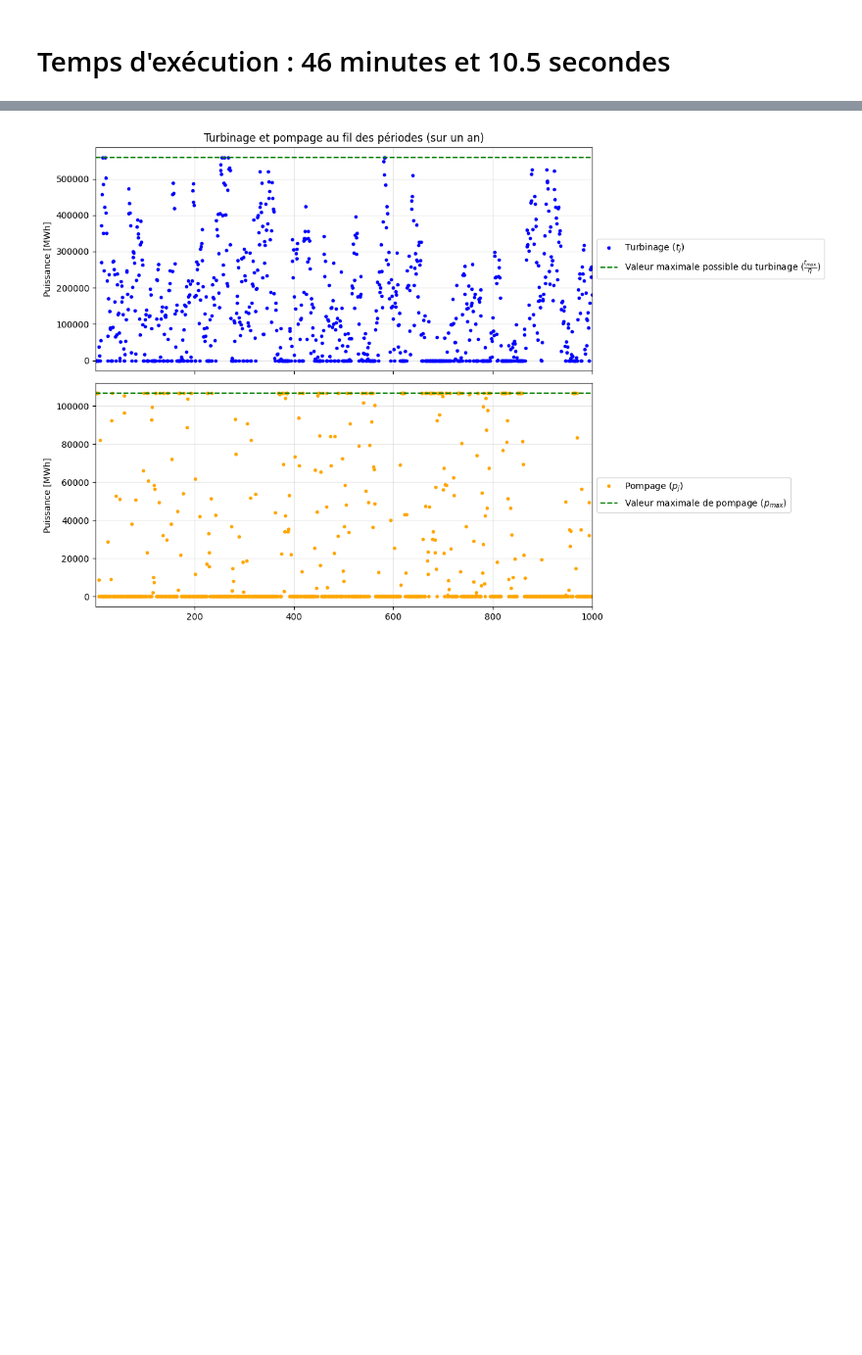
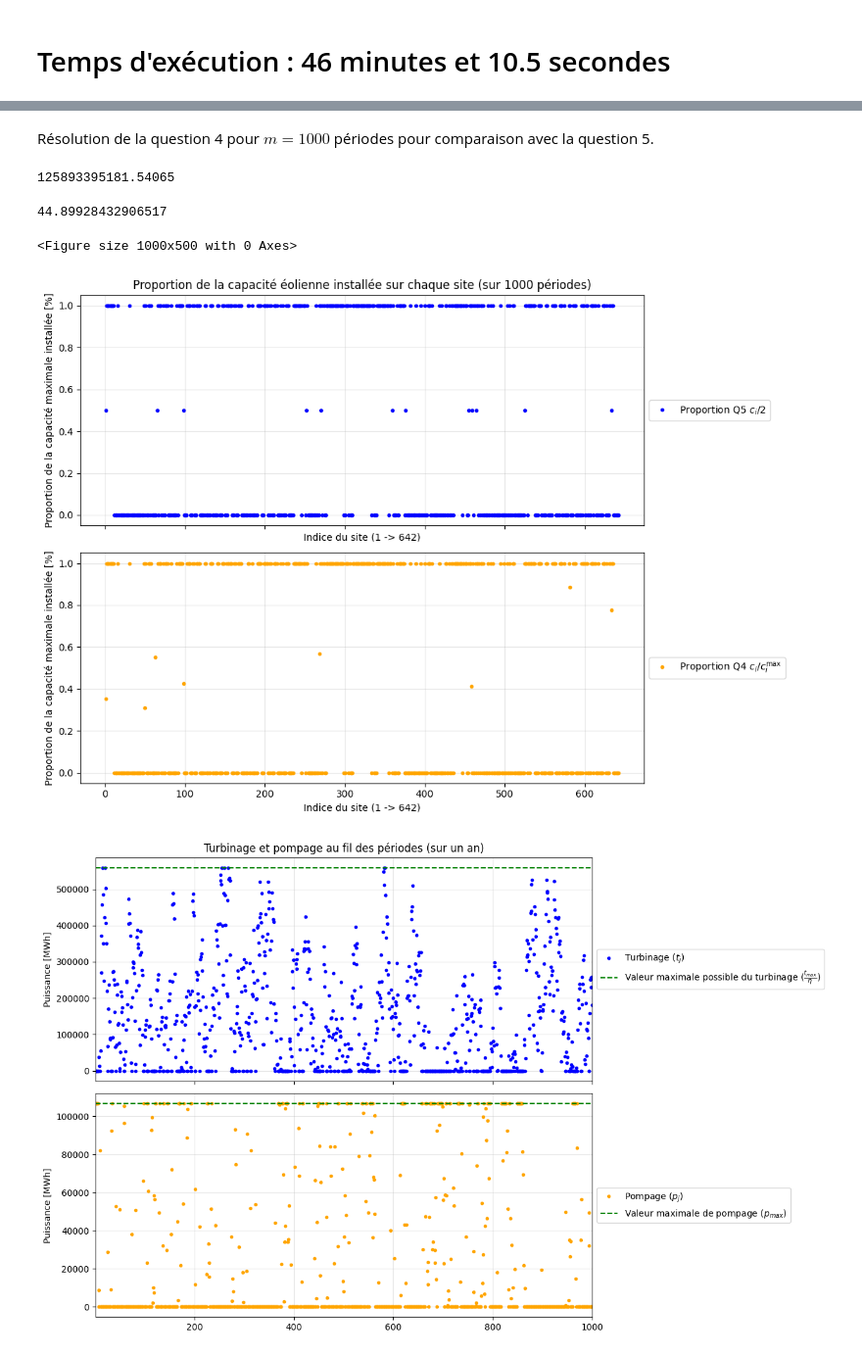
Before and after one commit to AhouLucas/projet-opti, a Jupyter notebook: Partie2/part2.ipynb, the cells around one changed output, grey strips where cells are left out. Shown at 98% size. Drawn from its saved outputs; the diff is of its cells as text; code cells hidden in the pictures; blank space fills up the shorter version.

Commit message:
Finalisation coût moyen

```diff
--- a/Partie2/part2.ipynb
+++ b/Partie2/part2.ipynb
@@ -361,0 +374,31 @@ CoutTotalQ5 #(€/ an)
+# %% [markdown]
+Résolution de la question 4 pour $m = 1000$ périodes pour comparaison avec la question 5.
+# %%
+# Variable vectors
+c = cp.Variable(n)
+t = cp.Variable(m)
+p = cp.Variable(m)
+
+# Objective function
+costs = np.zeros(n)
+costs[onshore_idx] = onshore_install_cost
+costs[offshore_idx] = offshore_install_cost
+f = cp.Minimize(costs.T@c)
+
+constraints = [
+    c >= 0,
+    c <= max_capacity,
+    c@rendements_on_off_3[:, 0:m] + 0.85*t - p >= consumptions_3[0:m],
+    np.tri(m-1)@p[:-1] - np.tri(m-1)@t[:-1] + np.tri(m-1)@hydro_productions_3[0:m][:-1] <= 0.5*max_stock, #Condition plus facile pour les valeurs du dual, mais forcément équivalente
+    np.tri(m-1)@p[:-1] - np.tri(m-1)@t[:-1] + np.tri(m-1)@hydro_productions_3[0:m][:-1] >= -0.5*max_stock, #Condition plus facile pour les valeurs du dual, mais forcément équivalente
+    np.ones(m)@p - np.ones(m)@t + np.ones(m)@hydro_productions_3[0:m] == 0,
+    p >= 0,
+    p <= max_pump_power,
+    0.85*t >= 0,
+    0.85*t <= max_turbine_power
+]
+problem = cp.Problem(f, constraints)
+
+problem.solve(solver=cp.SCIPY, verbose=False)
+# %% [output]
+125893395181.54065
@@ -362,3 +409,39 @@ CoutTotalQ5 #(€/ an)
+# %%
+(1000/2920)*CoutTotalQ4/np.sum(consumptions_3[0:m]) # Coût moyen pour la question 4.
+# %% [output]
+44.89928432906517
+# %%
+ChoixEolienQ5 = np.load("solutions/sol5_C.npy")
+ChoixEolienQ4 = np.load("solutions/sol5_C_comp4.npy")
+NumeroSite = np.arange(1, 642+1)
+fig = plt.figure(figsize=(10, 5))
+from matplotlib.ticker import MaxNLocator
+
+fig, axs = plt.subplots(2, 1, figsize=(11, 8), sharex=True)
+
+# Graphique pour Q5
+axs[0].set_title('Proportion de la capacité éolienne installée sur chaque site (sur 1000 périodes)')
+axs[0].plot(NumeroSite, ChoixEolienQ5/2, ".", label=r'Proportion Q5 $c_i/2$', color='blue')
+axs[0].set_xlabel('Indice du site (1 -> 642)')
+axs[0].set_ylabel('Proportion de la capacité maximale installée [%]')
+axs[0].grid(alpha=0.3)
+axs[0].legend(loc='center left', bbox_to_anchor=(1, 0.5))
+
+# Graphique pour Q4
+axs[1].plot(NumeroSite, ChoixEolienQ4/max_capacity, ".", label=r'Proportion Q4 $c_i/c_i^\mathrm{max}$', color='orange')
+axs[1].set_xlabel('Indice du site (1 -> 642)')
+axs[1].set_ylabel('Proportion de la capacité maximale installée [%]')
+axs[1].grid(alpha=0.3)
+axs[1].legend(loc='center left', bbox_to_anchor=(1, 0.5))
+
+
+plt.tight_layout()
+plt.subplots_adjust(right=0.8)
+
+plt.savefig('rapport/GraphesP2/Capacité_Eolienne_Q5.pdf', format='pdf', bbox_inches='tight', pad_inches=0)
+# %% [output]
+<Figure size 1000x500 with 0 Axes>
+[figure, added]
 # %%
 Turbinage = np.load("solutions/sol5_TP.npy")[0]
 Pompage = np.load("solutions/sol5_TP.npy")[1]
```
Also changed, not shown: parts of 21 cells of this notebook.
